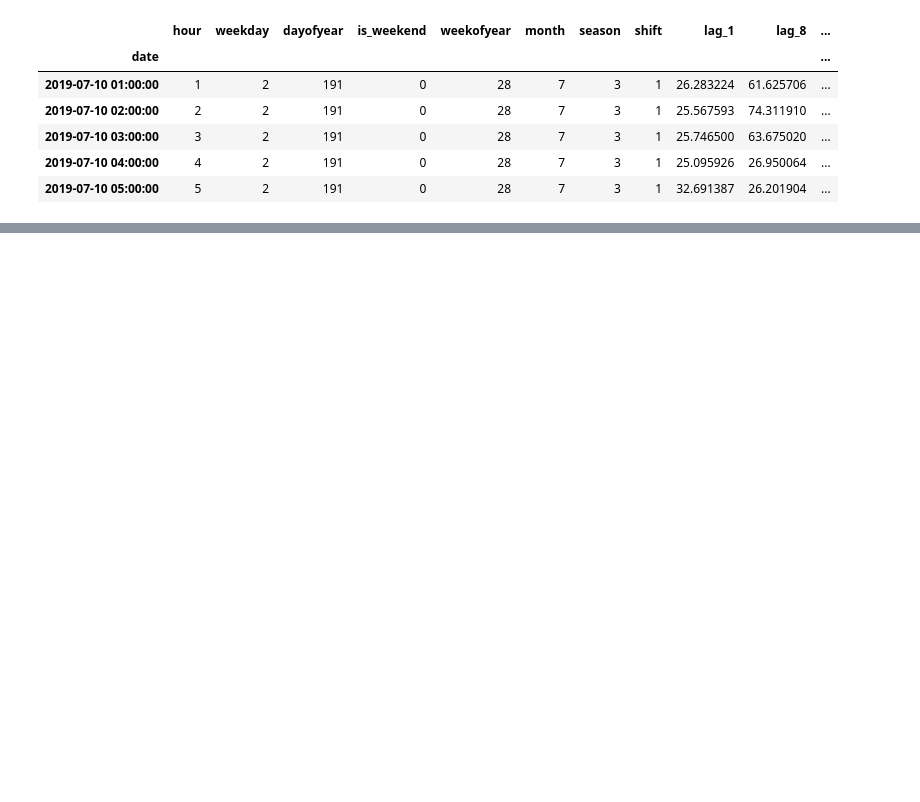
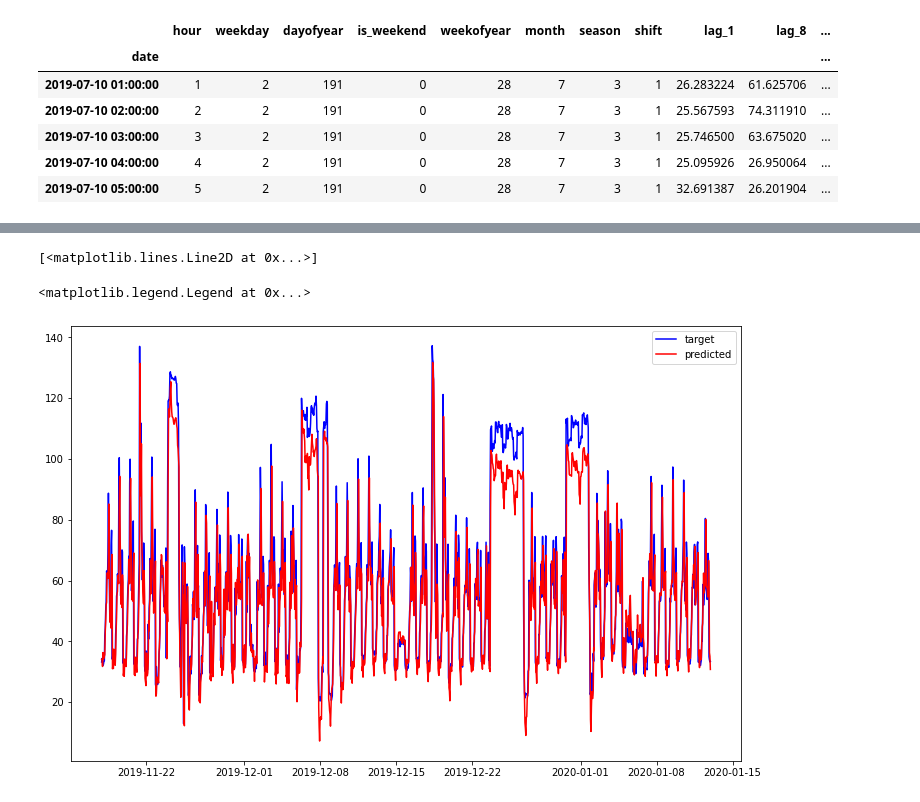
Before and after one commit to DanielDaCosta/energy-forecast, a Jupyter notebook: DataAnalysis.ipynb, the cells around one changed output, grey strips where cells are left out. Cells and saved outputs as stored; diff of their text form; code cells hidden in the pictures; blank space fills up the shorter version.

Commit message:
Starting Multi-Step Ahead forecasting

```diff
--- a/DataAnalysis.ipynb
+++ b/DataAnalysis.ipynb
@@ -355,0 +351,20 @@ features.head()
+# %%
+X_train, X_test, y_train, y_test = train_test_split(features,
+                                                    target,
+                                                    test_size=0.3,
+                                                    shuffle=False)
+
+y_train_trf = TargetTransformer(log=False, detrend=False)
+y_train = y_train_trf.transform(y_train.index, y_train.values)
+
+y_test_trf = TargetTransformer(log=False, detrend=False)
+y_test = y_test_trf.transform(y_test.index, y_test.values)
+# %%
+# dictionary to keep track of all results
+forecasting_results = {
+    "prophet" : {},
+    "ses": {},
+    "des": {},
+    "holt": {},
+    "xgb": {}
+}
@@ -355,0 +373,57 @@ features.head()
+# %%
+
+
+# MAPE computation
+def mape(y, yhat, perc=True):
+    n = len(yhat.index) if type(yhat) == pd.Series else len(yhat)
+    mape = []
+    for a, f in zip(y, yhat):
+        # avoid division by 0
+        if f > 1e-9:
+            mape.append(np.abs((a - f)/a))
+    mape = np.mean(np.array(mape))
+    return mape * 100. if perc else mape
+
+mape_scorer = make_scorer(mape, greater_is_better=False)
+
+# machine learning in two lines
+lr_model = Ridge(alpha=5)
+lr_model.fit(X_train, y_train)
+
+# cross validate using the right iterator for time series
+cv_space = TimeSeriesSplit(n_splits=4)
+cv_score = cross_val_score(lr_model,
+                           X_train, y_train,
+                           cv=cv_space,
+                           scoring=mape_scorer)
+
+cv_score = np.mean(np.abs(cv_score))
+# evaluate the model on the test set
+predictions = lr_model.predict(X_test.values)
+test_score = mean_squared_error(y_test.values, predictions, squared=False)
+print(f"Linear Regression RMSE cross-validation/test: {round(cv_score, 4)}/{round(test_score, 4)}")
+
+# plot
+fig, ax = plt.subplots(1, 1, figsize=(12, 8))
+
+# print feature importance
+# coeffs = pd.DataFrame(model.coef_, columns=X_train.columns).apply(np.abs)
+# coeffs.plot(ax=ax1, kind="bar")
+# ax1.grid(True, axis="y")
+# ax1.get_legend().remove()
+
+y = y_test_trf.inverse(y_test.index, y_test.values)
+p = y_test_trf.inverse(y_test.index, predictions)
+
+ax.plot(y, label="target", color="blue")
+ax.plot(p, label="predicted", color="red")
+ax.legend()
+plt.show()
+
+# save results for later comparison
+forecasting_results["linear"] = {
+    "predicted": predictions,
+    "cv_score": cv_score,
+    "test_score": test_score
+}
+# %% [output]
@@ -355,0 +433,3 @@ features.head()
+[<matplotlib.lines.Line2D at 0x...>]
+<matplotlib.legend.Legend at 0x...>
+[figure, added]
```
Also changed, not shown: parts of 14 cells of this notebook.
